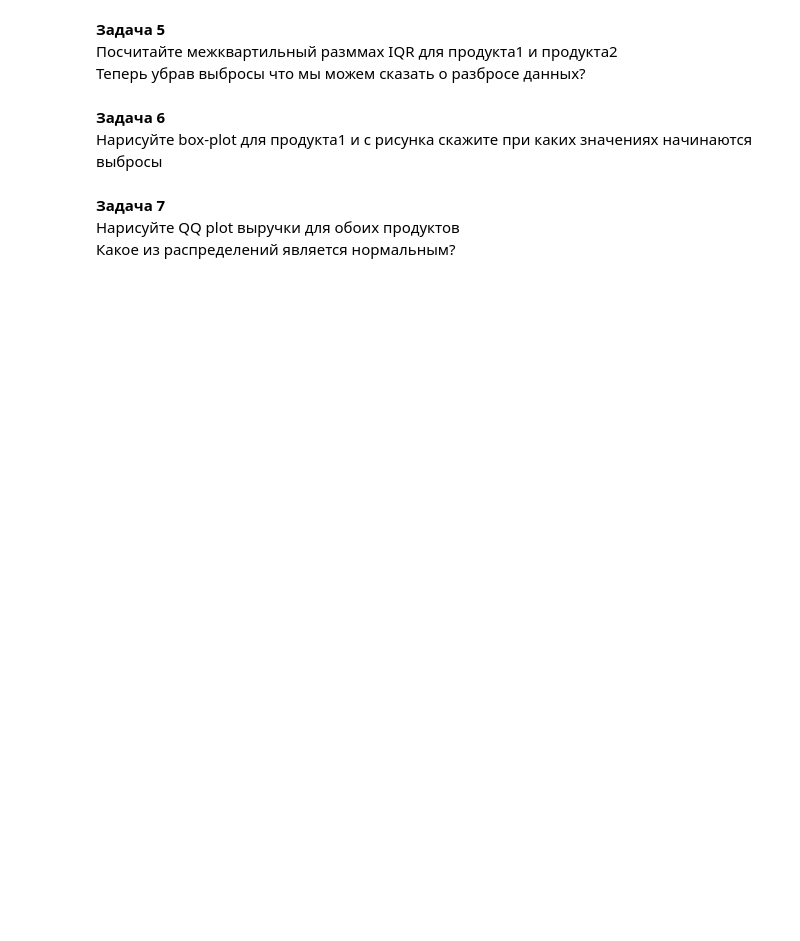
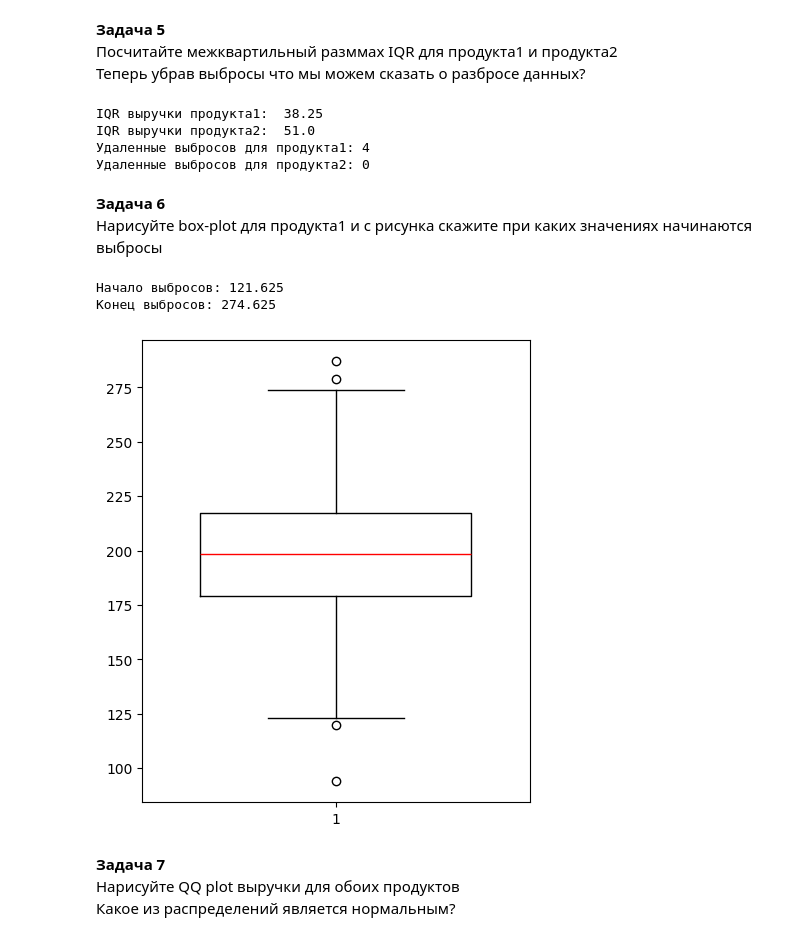
Before and after one commit to asainov1/AC, a Jupyter notebook: MiniProject-2.ipynb, the cells around one changed output. Saved outputs shown, nothing was run; the diff lists cells and outputs as text; code cells hidden in the pictures; blank space fills up the shorter version.

```diff
--- a/MiniProject-2.ipynb
+++ b/MiniProject-2.ipynb
@@ -49,9 +104,62 @@ there
 **Задача 5**<br>
 Посчитайте межквартильный разммах IQR для продукта1 и продукта2<br>
 Теперь убрав выбросы что мы можем сказать о разбросе данных?
+# %%
+# delete outliers
+
+print(f'IQR выручки продукта1:  {np.percentile(product1, 75) - np.percentile(product1, 25)}')
+print(f'IQR выручки продукта2:  {np.percentile(product2, 75) - np.percentile(product2, 25)}')
+
+Q1_product1 = np.percentile(product1, 25)
+Q3_product1 = np.percentile(product1, 75)
+Q1_product2 = np.percentile(product2, 25)
+Q3_product2 = np.percentile(product2, 75)
+
+IQR_product1 = Q3_product1 - Q1_product1
+IQR_product2 = Q3_product2 - Q1_product2
+
+# Определение границ усов
+lower_bound_product1 = Q1_product1 - 1.5 * IQR_product1
+upper_bound_product1 = Q3_product1 + 1.5 * IQR_product1
+
+lower_bound_product2 = Q1_product2 - 1.5 * IQR_product2
+upper_bound_product2 = Q3_product2 + 1.5 * IQR_product2
+
+# Удаление выбросов
+product1_filtered = [x for x in product1 if lower_bound_product1 <= x <= upper_bound_product1]
+product2_filtered = [x for x in product2 if lower_bound_product2 <= x <= upper_bound_product2]
+
+# Вывод количества удаленных выбросов
+outliers_product1 = len(product1) - len(product1_filtered)
+outliers_product2 = len(product2) - len(product2_filtered)
+print("Удаленные выбросов для продукта1:", outliers_product1)
+print("Удаленные выбросов для продукта2:", outliers_product2)
+
+
+# У продукта 1 имеются 4 выброса что может говорить об ошибках в измерения данных
+# Такие выбросы могут искажать статистики распределения, такие как размах
+# После удаления данных межквартильный размах может изменится и стать более репрезентативным
+# %% [output]
+IQR выручки продукта1:  38.25
+IQR выручки продукта2:  51.0
+Удаленные выбросов для продукта1: 4
+Удаленные выбросов для продукта2: 0
 # %% [markdown]
 **Задача 6**<br>
 Нарисуйте box-plot для продукта1 и с рисунка скажите при каких значениях начинаются выбросы
+# %%
+# Визуализация boxplot в вертикальном положении
+plt.figure(figsize=(5, 6))
+plt.boxplot(product1, vert=True, widths=0.7, patch_artist=False, medianprops={'color':'red'})
+lower_bound = Q1_product1 - 1.5 * IQR_product1
+upper_bound = Q3_product1 + 1.5 * IQR_product1
+print("Начало выбросов:", lower_bound)
+print("Конец выбросов:", upper_bound)
+plt.show()
+# %% [output]
+Начало выбросов: 121.625
+Конец выбросов: 274.625
+[figure, added]
 # %% [markdown]
 **Задача 7**<br>
 Нарисуйте QQ plot выручки для обоих продуктов<br>
```
Also changed, not shown: parts of 17 cells of this notebook.
